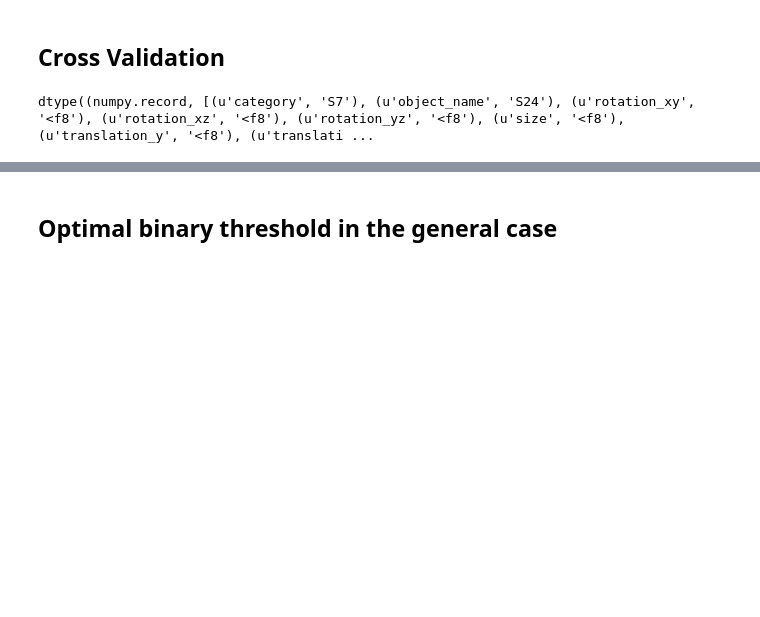
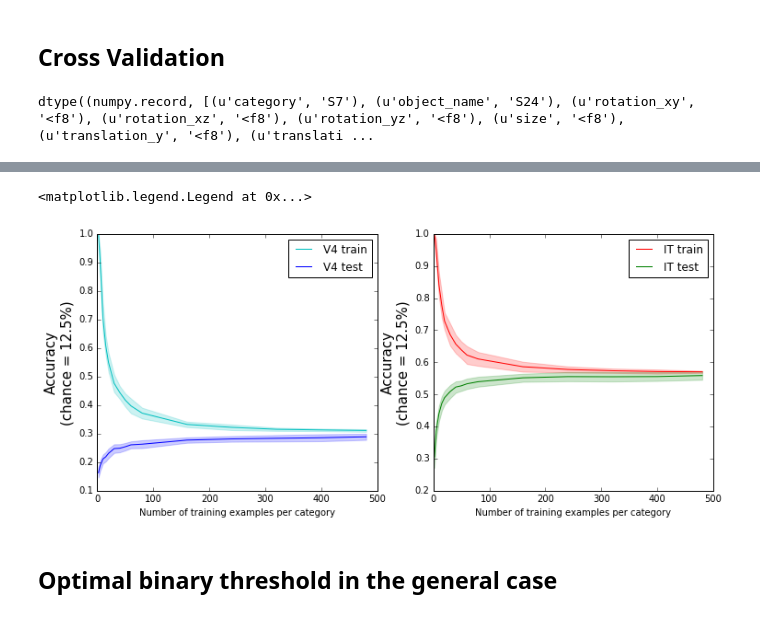
Before and after one commit to neuroailab/psych253, a Jupyter notebook: Lecture3.ipynb, the cells around one changed output, grey strips where cells are left out. Cells and saved outputs as stored; diff of their text form; code cells hidden in the pictures; blank space fills up the shorter version.

```diff
--- a/Lecture3.ipynb
+++ b/Lecture3.ipynb
@@ -874,15 +948,20 @@ def train_and_test_correlation_classifier(features, labels, splits):
     return results
 # %%
+#OK let's test out our new machinery
 V4_Neural_Data = Neural_Data[:, V4_NEURONS]
 IT_Neural_Data = Neural_Data[:, IT_NEURONS]
 
 splits = get_splits(meta_array,
-                    lambda x: x['object_name'],
-                    10,
-                    20,
-                    20,
-                    train_filter=lambda x: x['variation_level'] in ['V3', 'V6'],
-                    test_filter=lambda x: x['variation_level'] in ['V3', 'V6'])
+                    lambda x: x['object_name'],  #we're balancing splits by object
+                    10,  #10 total splits
+                    20,  #with 20 testing
+                    20,  #and 20 trainin examples per object
+                    train_filter=lambda x: x['variation_level'] in ['V3', 'V6'], #keeping on V3 and V6 stimuli in training
+                    test_filter=lambda x: x['variation_level'] in ['V3', 'V6'], #in testing too
+                   )
 
 results_V4 = train_and_test_correlation_classifier(V4_Neural_Data, meta_array['category'], splits)
 results_IT = train_and_test_correlation_classifier(IT_Neural_Data, meta_array['category'], splits)
+
+print('Average test accuracy of V4 on 8-way categorization (V3 & V6) is %.2f%%' % (100*results_V4['test']['mean_accuracy']))
+print('Average test accuracy of IT on 8-way categorization (V3 & V6) is %.2f%%' % (100*results_IT['test']['mean_accuracy']))
@@ -892,3 +992,46 @@ results_IT = train_and_test_correlation_classifier(IT_Neural_Data, meta_array['c
+# %%
+#Let's plot our results.
+def plot_training_curve(curve_data, color1, color2):
+    train_means = np.array([np.mean(r['train']['accuracy_by_split']) for r in curve_data])
+    train_stds = np.array([np.std(r['train']['accuracy_by_split']) for r in curve_data])
+    test_means = np.array([np.mean(r['test']['accuracy_by_split']) for r in curve_data])
+    test_stds = np.array([np.std(r['test']['accuracy_by_split']) for r in curve_data])
+
+    l1 = plt.plot(train_curve_points, train_means, color=color1)
+    plt.fill_between(train_curve_points,
+                     train_means - train_stds,
+                     train_means + train_stds,
+                     color=color1,
+                     alpha = 0.2)
+    l2 = plt.plot(train_curve_points, test_means, color=color2)
+    plt.fill_between(train_curve_points,
+                     test_means - test_stds,
+                     test_means + test_stds,
+                     color=color2,
+                     alpha = 0.2)
+    plt.xlabel('Number of training examples per category')
+    plt.ylabel('Accuracy\n(chance = 12.5%)', fontsize=15)
+    return l1, l2
+
+plt.figure(figsize=(12, 5))
+plt.subplot(1, 2, 1)
+l0, l1 = plot_training_curve(V4_curve, 'c', 'b')
+plt.legend([l0[0], l1[0]], ['V4 train', 'V4 test'])
+plt.subplot(1, 2, 2)
+l2, l3 = plot_training_curve(IT_curve, 'r', 'g')
+plt.legend([l2[0], l3[0]], ['IT train', 'IT test'])
+
+#ok, we're seeing: several interesting things:
+#   (1) both IT and V4 have fast-increasing training curves.  Don't need that many examples
+#       to approach final performace
+#   (2) IT >> V4 -- we knew that already
+#   (3) You can see the strong signs of overfitting with small numbers of training examples
+#       ... that is, where train performance > test performance.  Increasing the number of
+#       training examples both increases test performance, but *decreases* train performance
+#       to the point where they meet (e.g. no overfitting is occuring)
+# %% [output]
+<matplotlib.legend.Legend at 0x...>
+[figure, added]
 # %% [markdown]
 ## Optimal binary threshold in the general case
 # %%
```
Also changed, not shown: parts of 10 cells of this notebook.
